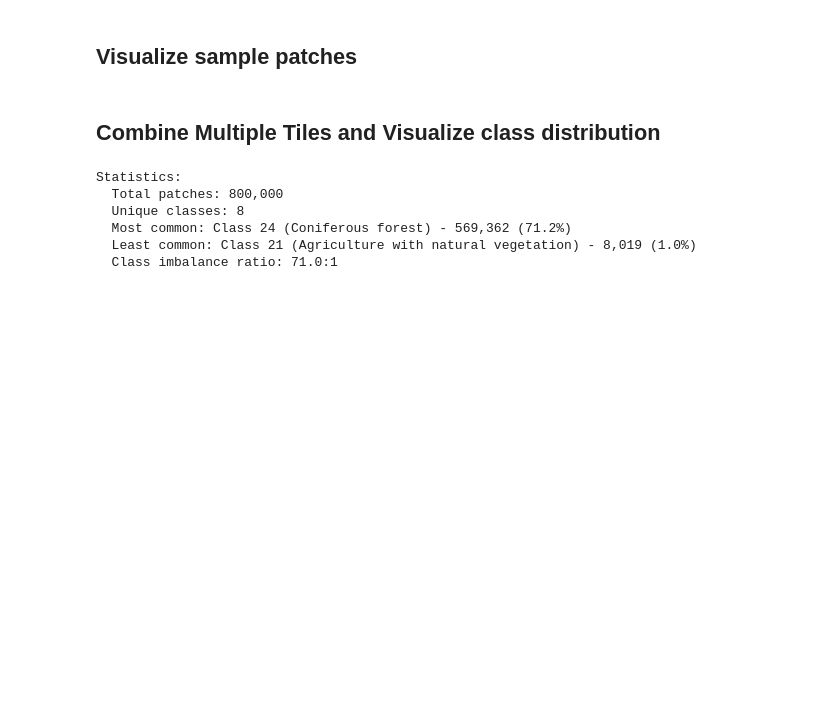
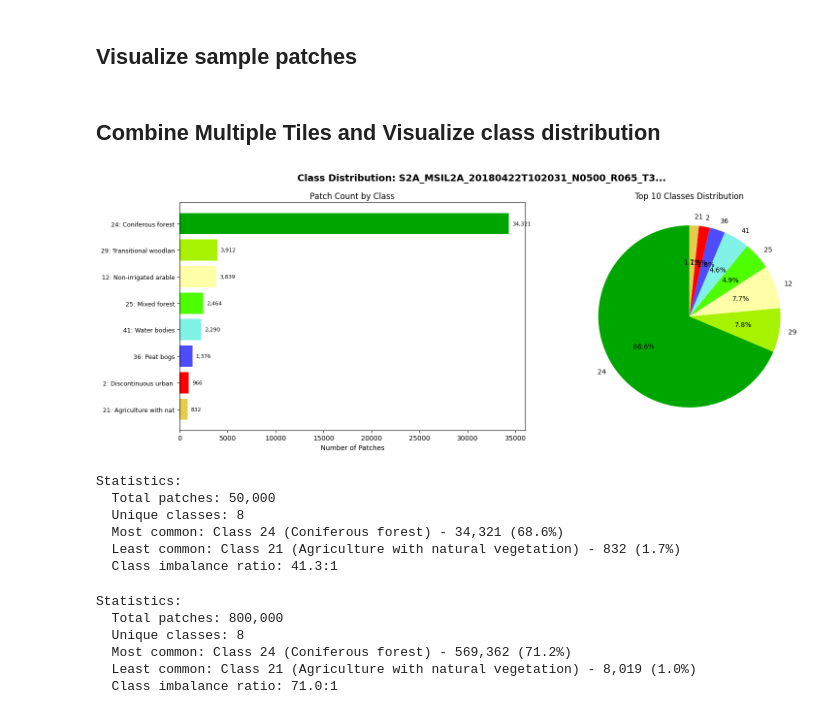
Before and after one commit to RAF622M-team1/RAF622M-Final-Project, a Jupyter notebook: notebooks/2_corine_data_preperation.ipynb, the cells around one changed output. Saved outputs shown, nothing was run; the diff lists cells and outputs as text; code cells hidden in the pictures; blank space fills up the shorter version.

```diff
--- a/notebooks/2_corine_data_preperation.ipynb
+++ b/notebooks/2_corine_data_preperation.ipynb
@@ -160,7 +160,7 @@ TRAINING_DIR = f"/p/scratch/training2600/{user}/data/training_data"
 
 RESULTS_DIR = f"/p/home/jusers/prokop1/jureca/project/{user}/results"
 
-SKIP_EXISTING = True  # Skip tiles that already have output files
+SKIP_EXISTING = False  # Skip tiles that already have output files
 
 # --- Patch Extraction Parameters ---
 PATCH_SIZE = 3       # Size in pixels (3 = 30m x 30m at 10m resolution)
@@ -171,6 +171,7 @@ COMBINE_CLASSES = True
 
 # Options: 'minmax', 'zscore', 'percentile', 'none'
 NORMALIZATION = 'percentile'
+NORMALIZATIONS = ['minmax', 'zscore', 'percentile', 'none']
 
 PERCENTILE_LOW = 2
 PERCENTILE_HIGH = 98
@@ -572,7 +573,7 @@ def visualize_alignment(s2_path, corine_path, title="Alignment Verification", sa
 # %% [markdown]
 ### Normalization function
 # %%
-def normalize_minmax(data, min_val=0, max_val=10000):
+def normalize_minmax(data, min_val=0, max_val=10000, **kwargs):
     """
     Min-max normalization to [0, 1] range.
 
@@ -594,7 +595,7 @@ def normalize_minmax(data, min_val=0, max_val=10000):
     return np.clip(normalized, 0, 1)
 
 
-def normalize_zscore(data, mean=None, std=None):
+def normalize_zscore(data, mean=None, std=None, **kwargs):
     """
     Z-score normalization (standardization).
 
@@ -620,7 +621,7 @@ def normalize_zscore(data, mean=None, std=None):
     return normalized, mean, std
 
 
-def normalize_percentile(data, low_pct=2, high_pct=98):
+def normalize_percentile(data, low_pct=2, high_pct=98, **kwargs):
     """
     Percentile-based normalization (robust to outliers).
 
@@ -805,7 +806,6 @@ def extract_patches(s2_path, corine_path, patch_size=3, stride=None, max_patches
                     break
 
             if len(patches) >= max_patches:
-                print(f"    Reached maximum patch limit: {max_patches}")
                 break
 
             # Progress update
@@ -867,6 +867,7 @@ def process_tile_extraction(pair, output_dir, patch_size, stride, max_patches,
     }
 
     output_dir = Path(output_dir)
+    output_dir = output_dir / f"normalization_{normalization}"
     output_dir.mkdir(parents=True, exist_ok=True)
 
     # Output paths
@@ -1353,16 +1357,35 @@ EXTRACTION SUMMARY
 ## Visualize sample patches
 # %%
 if successful_results:
-    result = successful_results[1] # Change to visualize other results
+    result = successful_results[0] # Change to visualize other results
     data = np.load(result['output_file'])
     patches = data['patches']
     labels = data['labels']
 
     print(f"Loaded {len(patches):,} patches from: {Path(result['output_file']).name}")
+    print(f"Normalization: {result['metadata']['normalization']}")
     print(f"Patch value range: [{patches.min():.3f}, {patches.max():.3f}]")
     visualize_patches(patches, labels, n_samples=12, title=f"Sample Patches from {result['tile'][:]}...", is_show_plot=True)
 else:
     print("No successful results to visualize.")
 # %% [markdown]
 ## Combine Multiple Tiles and Visualize class distribution
+# %%
+# Analyze first successful result
+if successful_results:
+    result = successful_results[0]
+    data = np.load(result['output_file'])
+    labels = data['labels']
+
+    plot_class_distribution(labels, title=f"Class Distribution: {result['tile'][:40]}...")
+else:
+    print("No successful results to analyze.")
+# %% [output]
+[figure, added]
+Statistics:
+  Total patches: 50,000
+  Unique classes: 8
+  Most common: Class 24 (Coniferous forest) - 34,321 (68.6%)
+  Least common: Class 21 (Agriculture with natural vegetation) - 832 (1.7%)
+  Class imbalance ratio: 41.3:1
 # %%
```
Also changed, not shown: parts of 6 cells of this notebook.
